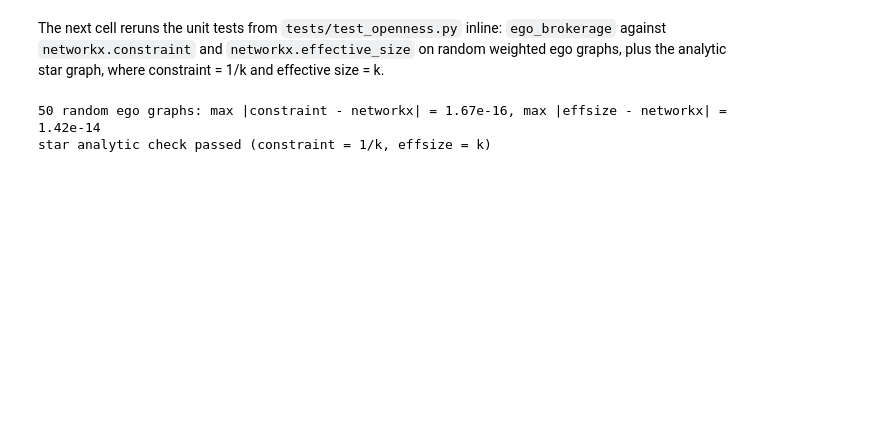
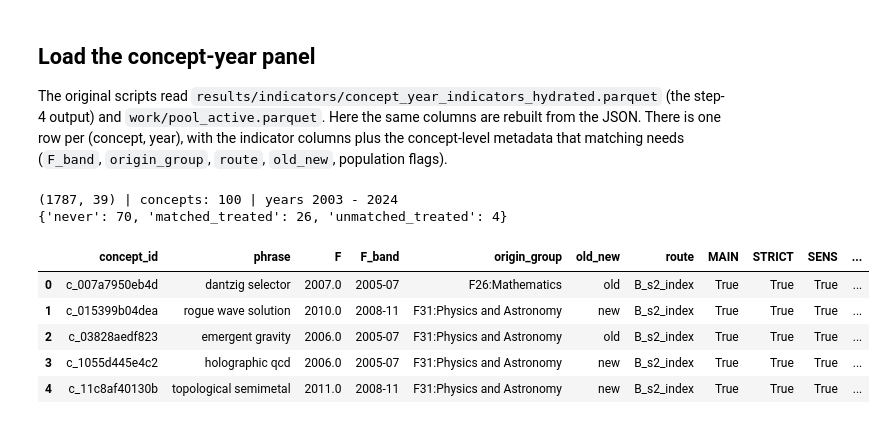
Before and after one commit to ai-inventor-papers/ai-invention-8892b7-occupancy-is-not-integration-for-new, a Jupyter notebook: round-3/experiment-5/demo/method_code_demo.ipynb, the cells around one changed output. Cells and saved outputs as stored; diff of their text form; code cells hidden in the pictures; blank space fills up the shorter version.

```diff
--- a/round-3/experiment-5/demo/method_code_demo.ipynb
+++ b/round-3/experiment-5/demo/method_code_demo.ipynb
@@ -83,5 +84,5 @@ _ = logger.add(sys.stdout, level="INFO", format="{time:HH:mm:ss}|{level:<7}|{mes
 # %%
-GITHUB_DATA_URL = "https://raw.githubusercontent.com/ai-inventor-papers/ai-invention-8892b7-occupancy-is-not-integration-for-new/main/round-3/experiment-5/demo/mini_demo_data.json"
+GITHUB_DATA_URL = "https://raw.githubusercontent.com/ai-inventor-papers/ai-invention-8892b7-occupancy-is-not-integration-for-new/fork/run_YczZzZ0_9kfq/round-3/experiment-5/demo/mini_demo_data.json"
 import json
 from pathlib import Path
 
@@ -394,46 +375,36 @@ def xc_null(member_bins: np.ndarray, bin_pools: list[np.ndarray], pool_memb: lis
 # %% [markdown]
-The next cell reruns the unit tests from `tests/test_openness.py` inline: `ego_brokerage` against `networkx.constraint` and `networkx.effective_size` on random weighted ego graphs, plus the analytic star graph, where constraint = 1/k and effective size = k.
+## Load the concept-year panel
+
+The original scripts read `results/indicators/concept_year_indicators_hydrated.parquet` (the step-4 output) and
+`work/pool_active.parquet`. Here the same columns are rebuilt from the JSON. There is one row per
+(concept, year), with the indicator columns plus the concept-level metadata that matching needs (`F_band`,
+`origin_group`, `route`, `old_new`, population flags).
 # %%
-def _random_ego(rng, n, dens):
-    w_c = rng.uniform(0.1, 5.0, n)
-    A = np.zeros((n, n))
-    for i in range(n):
-        for j in range(i + 1, n):
-            if rng.random() < dens:
-                A[i, j] = A[j, i] = rng.uniform(0.05, 4.0)
-    return w_c, A
-
-
-def _nx_graph(w_c, A):
-    G = nx.Graph()
-    n = len(w_c)
-    G.add_node("c")
-    for j in range(n):
-        G.add_edge("c", j, weight=float(w_c[j]))
-    for i in range(n):
-        for j in range(i + 1, n):
-            if A[i, j] > 0:
-                G.add_edge(i, j, weight=float(A[i, j]))
-    return G
-
-
-max_dc = max_de = 0.0
-for seed in range(N_EGO_TEST_GRAPHS):
-    rng = np.random.default_rng(seed)
-    n = int(rng.integers(5, 61))
-    w_c, A = _random_ego(rng, n, float(rng.uniform(0.0, 0.8)))
-    G = _nx_graph(w_c, A)
-    ref_c = nx.constraint(G, nodes=["c"], weight="weight")["c"]
-    ref_e = nx.effective_size(G, nodes=["c"], weight="weight")["c"]
-    got = ego_brokerage(w_c, sp.csr_matrix(A))
-    max_dc, max_de = max(max_dc, abs(got["constraint"] - ref_c)), max(max_de, abs(got["effsize"] - ref_e))
-print(f"{N_EGO_TEST_GRAPHS} random ego graphs: max |constraint - networkx| = {max_dc:.2e}, max |effsize - networkx| = {max_de:.2e}")
-assert max_dc < 1e-9 and max_de < 1e-9
-for k in (5, 7, 20):
-    got = ego_brokerage(np.ones(k), sp.csr_matrix((k, k)))
-    assert abs(got["constraint"] - 1.0 / k) < 1e-12 and abs(got["effsize"] - k) < 1e-12
-print("star analytic check passed (constraint = 1/k, effsize = k)")
+_rows = []
+for c in data["concepts"]:
+    p = c["panel"]
+    fr = pd.DataFrame({k: pd.Series(v, dtype=float) for k, v in p.items()})
+    fr["year"] = fr["year"].astype(int)
+    for k in ("concept_id", "F", "F_band", "origin_group", "old_new", "route", "MAIN", "STRICT", "SENS", "fold"):
+        fr[k] = c[k]
+    _rows.append(fr)
+ind = pd.concat(_rows, ignore_index=True)
+ind["F"] = ind["F"].astype(int)
+# pool table = one row per concept (what labels3.pool_for_labels() returned)
+pool = pd.DataFrame([{k: c[k] for k in ("concept_id", "phrase", "F", "F_band", "origin_group", "old_new", "route",
+                                        "MAIN", "STRICT", "SENS", "fold", "role_in_demo", "stored_group_E_up",
+                                        "stored_onset_E_up")} for c in data["concepts"]])
+pool["sense_check_fail"] = False   # every MAIN concept passed the sense check
+print(ind.shape, "| concepts:", ind.concept_id.nunique(), "| years", ind.year.min(), "-", ind.year.max())
+print(pool.role_in_demo.value_counts().to_dict())
+pool.head()
 # %% [output]
-50 random ego graphs: max |constraint - networkx| = 1.67e-16, max |effsize - networkx| = 1.42e-14
-star analytic check passed (constraint = 1/k, effsize = k)
+(1787, 39) | concepts: 100 | years 2003 - 2024
+{'never': 70, 'matched_treated': 26, 'unmatched_treated': 4}
+|  | concept_id | phrase | F | F_band | origin_group | old_new | route | MAIN | STRICT | SENS | ... |
+| 0 | c_007a7950eb4d | dantzig selector | 2007.0 | 2005-07 | F26:Mathematics | old | B_s2_index | True | True | True | ... |
+| 1 | c_015399b04dea | rogue wave solution | 2010.0 | 2008-11 | F31:Physics and Astronomy | new | B_s2_index | True | True | True | ... |
+| 2 | c_03828aedf823 | emergent gravity | 2006.0 | 2005-07 | F31:Physics and Astronomy | old | B_s2_index | True | True | True | ... |
+| 3 | c_1055d445e4c2 | holographic qcd | 2006.0 | 2005-07 | F31:Physics and Astronomy | new | B_s2_index | True | True | True | ... |
+| 4 | c_11c8af40130b | topological semimetal | 2011.0 | 2008-11 | F31:Physics and Astronomy | new | B_s2_index | True | True | True | ... |
 # %% [markdown]
```
Also changed, not shown: parts of 58 cells of this notebook, 1 other file.
